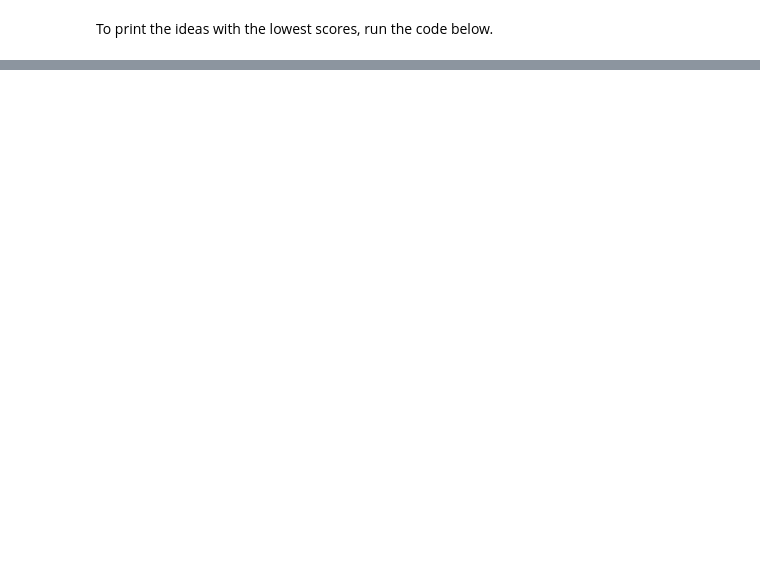
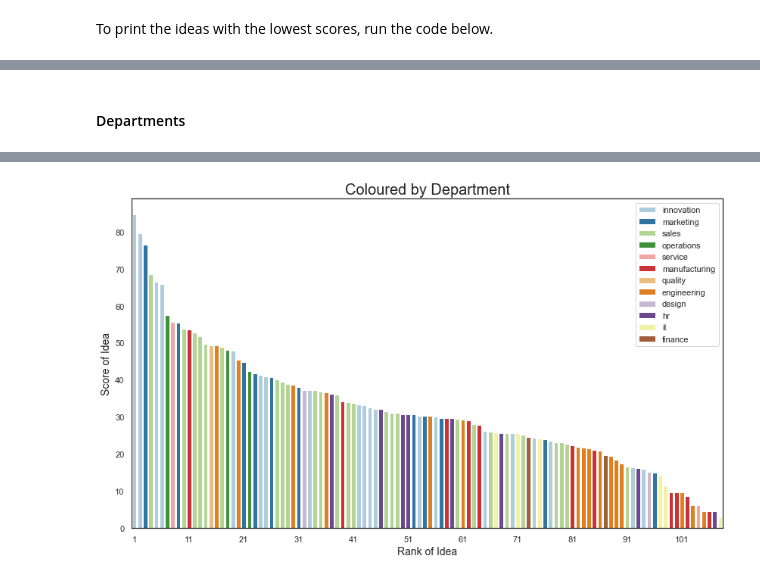
Before and after one commit to CHCAA-EDUX/minnov, a Jupyter notebook: group4/solution_group_4.ipynb, the cells around one changed output, grey strips where cells are left out. Cells and saved outputs as stored; diff of their text form; code cells hidden in the pictures; blank space fills up the shorter version.

```diff
--- a/group4/solution_group_4.ipynb
+++ b/group4/solution_group_4.ipynb
@@ -167,0 +205,12 @@ for (i, idea) in enumerate(df.nsmallest(10, 'score')['idea']):
+# %%
+# Grammar check of body of the idea
+tool = language_tool_python.LanguageTool('en-US')
+df['mistakes'] = [grammar_check(idea, tool) for idea in df['idea']]
+tool.close()
+
+# Prior experience
+df['prior_experience'] = ideas['prior_experience(idea generation)']
+
+# Department and country
+df['user_id'] = ideas['user_id']
+df = df.merge(ideator, on='user_id', how='left')
@@ -167,0 +227,3 @@ for (i, idea) in enumerate(df.nsmallest(10, 'score')['idea']):
+# %%
+df['department'] = df['department'].str.lower()
+df['department'].unique()
@@ -167,0 +241,3 @@ for (i, idea) in enumerate(df.nsmallest(10, 'score')['idea']):
+# %%
+df['location'] = df['location'].str.lower()
+df['location'].unique()
@@ -167,0 +265,5 @@ for (i, idea) in enumerate(df.nsmallest(10, 'score')['idea']):
+# %% [markdown]
+#### Departments
+# %%
+plot_categorical(df = df, x = 'rank', y = 'score', hue = 'department', title = 'Coloured by Department')
+# %% [output]
@@ -167,0 +271 @@ for (i, idea) in enumerate(df.nsmallest(10, 'score')['idea']):
+[figure, added]
```
Also changed, not shown: parts of 34 cells of this notebook, 6 other files.
